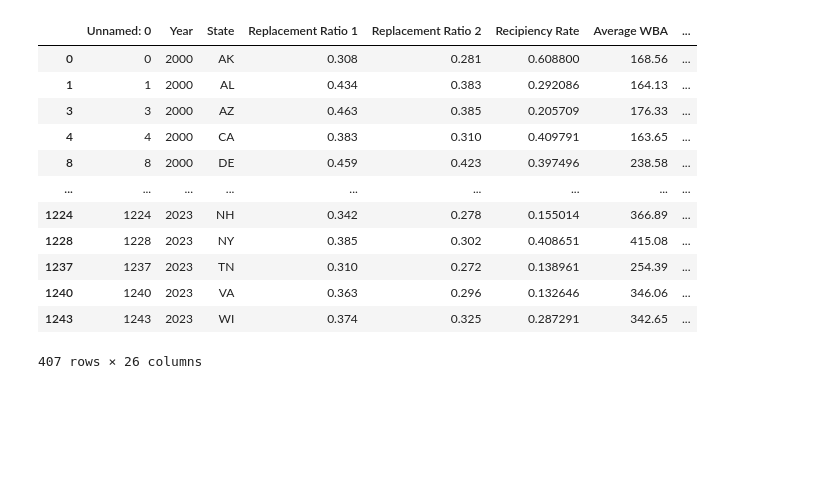
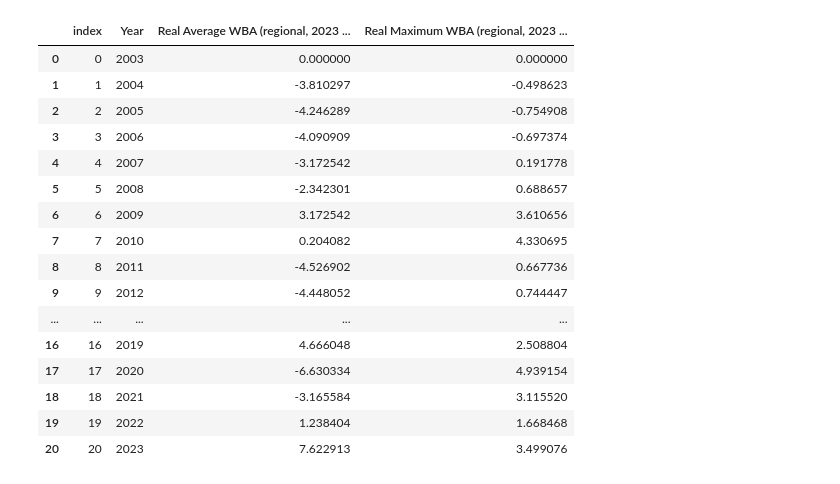
Before and after one commit to kguo12/UI-Inflation, a Jupyter notebook: UIindexingsubsets.ipynb, the cells around one changed output. Saved outputs shown, nothing was run; the diff lists cells and outputs as text; code cells hidden in the pictures; blank space fills up the shorter version.

```diff
--- a/UIindexingsubsets.ipynb
+++ b/UIindexingsubsets.ipynb
@@ -31,4 +38,5 @@ master
 # %%
+master = master[master['Year'] >= 2003]
 indexers = master[master['State'].isin(indexers_list)]
 nonindexers = master[master['State'].isin(nonindexers_list)]
 # %%
@@ -50,16 +44,5 @@ indexers
 # %%
-nonindexers
+nonindexers.to_csv("nonindexers.csv")
-# %% [output]
-|  | Unnamed: 0 | Year | State | Replacement Ratio 1 | Replacement Ratio 2 | Recipiency Rate | Average WBA | ... |
-| 0 | 0 | 2000 | AK | 0.308 | 0.281 | 0.608800 | 168.56 | ... |
-| 1 | 1 | 2000 | AL | 0.434 | 0.383 | 0.292086 | 164.13 | ... |
-| 3 | 3 | 2000 | AZ | 0.463 | 0.385 | 0.205709 | 176.33 | ... |
-| 4 | 4 | 2000 | CA | 0.383 | 0.310 | 0.409791 | 163.65 | ... |
-| 8 | 8 | 2000 | DE | 0.459 | 0.423 | 0.397496 | 238.58 | ... |
-| ... | ... | ... | ... | ... | ... | ... | ... | ... |
-| 1224 | 1224 | 2023 | NH | 0.342 | 0.278 | 0.155014 | 366.89 | ... |
-| 1228 | 1228 | 2023 | NY | 0.385 | 0.302 | 0.408651 | 415.08 | ... |
-| 1237 | 1237 | 2023 | TN | 0.310 | 0.272 | 0.138961 | 254.39 | ... |
-| 1240 | 1240 | 2023 | VA | 0.363 | 0.296 | 0.132646 | 346.06 | ... |
-| 1243 | 1243 | 2023 | WI | 0.374 | 0.325 | 0.287291 | 342.65 | ... |
-407 rows × 26 columns
+# %%
+avg_indexers = indexers.groupby(['Year'])[['Real Average WBA (regional, 2023 base)',
+                           'Real Maximum WBA (regional, 2023 base)']].aggregate('mean').round(2)
@@ -65,0 +52,24 @@ nonindexers
+# %%
+avg_indexers = avg_indexers.reset_index()
+avg_indexers = avg_indexers.reset_index()
+avg_indexers['Real Average WBA (regional, 2023 base)'] = (avg_indexers['Real Average WBA (regional, 2023 base)'] - 431.20) / 431.20 * 100
+avg_indexers['Real Maximum WBA (regional, 2023 base)'] = (avg_indexers['Real Maximum WBA (regional, 2023 base)'] - 573.58) / 573.58 * 100
+avg_indexers
+# %% [output]
+|  | index | Year | Real Average WBA (regional, 2023 ... | Real Maximum WBA (regional, 2023 ... |
+| 0 | 0 | 2003 | 0.000000 | 0.000000 |
+| 1 | 1 | 2004 | -3.810297 | -0.498623 |
+| 2 | 2 | 2005 | -4.246289 | -0.754908 |
+| 3 | 3 | 2006 | -4.090909 | -0.697374 |
+| 4 | 4 | 2007 | -3.172542 | 0.191778 |
+| 5 | 5 | 2008 | -2.342301 | 0.688657 |
+| 6 | 6 | 2009 | 3.172542 | 3.610656 |
+| 7 | 7 | 2010 | 0.204082 | 4.330695 |
+| 8 | 8 | 2011 | -4.526902 | 0.667736 |
+| 9 | 9 | 2012 | -4.448052 | 0.744447 |
+| ... | ... | ... | ... | ... |
+| 16 | 16 | 2019 | 4.666048 | 2.508804 |
+| 17 | 17 | 2020 | -6.630334 | 4.939154 |
+| 18 | 18 | 2021 | -3.165584 | 3.115520 |
+| 19 | 19 | 2022 | 1.238404 | 1.668468 |
+| 20 | 20 | 2023 | 7.622913 | 3.499076 |
```
Also changed, not shown: parts of 27 cells of this notebook, 4 other files.
